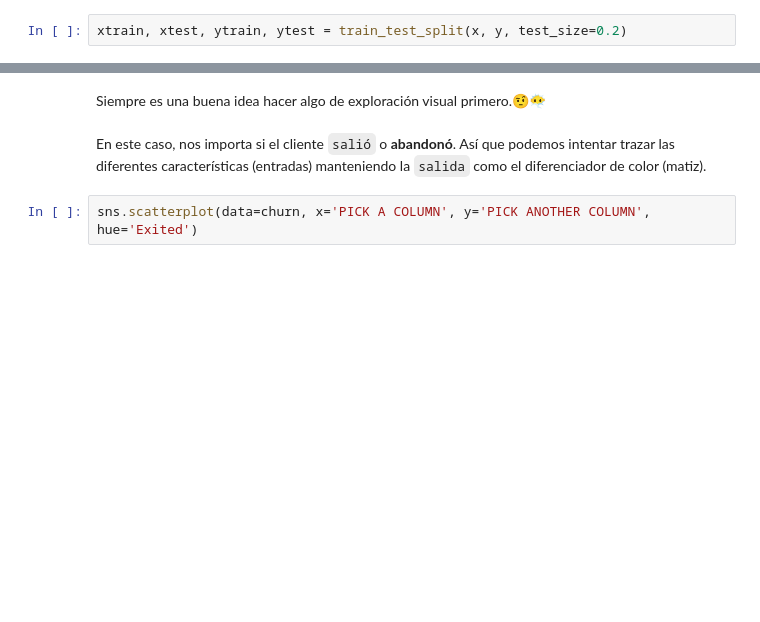
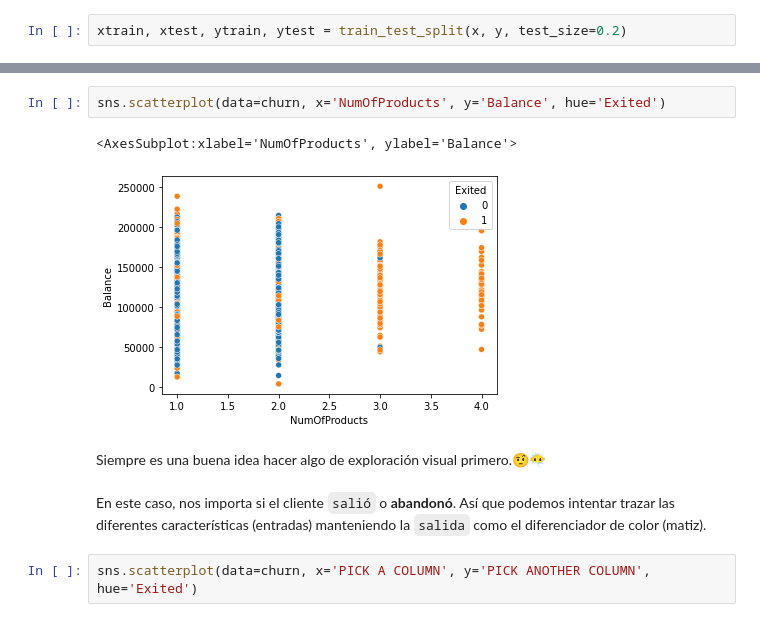
Before and after one commit to rusgar/Lines-of-Regression--KNN, a Jupyter notebook: Churn_machine.ipynb, the cells around one changed output, grey strips where cells are left out. Cells and saved outputs as stored; diff of their text form; blank space fills up the shorter version.

```diff
--- a/Churn_machine.ipynb
+++ b/Churn_machine.ipynb
@@ -190,3 +210,8 @@ classifier = KNeighborsClassifier(n_neighbors=3)
+# %%
+sns.scatterplot(data=churn, x='NumOfProducts', y='Balance', hue='Exited')
+# %% [output]
+<AxesSubplot:xlabel='NumOfProducts', ylabel='Balance'>
+[figure, added]
 # %% [markdown]
 Siempre es una buena idea hacer algo de exploración visual primero.🤨😶‍🌫️
 # %% [markdown]
```
Also changed, not shown: parts of 28 cells of this notebook.
